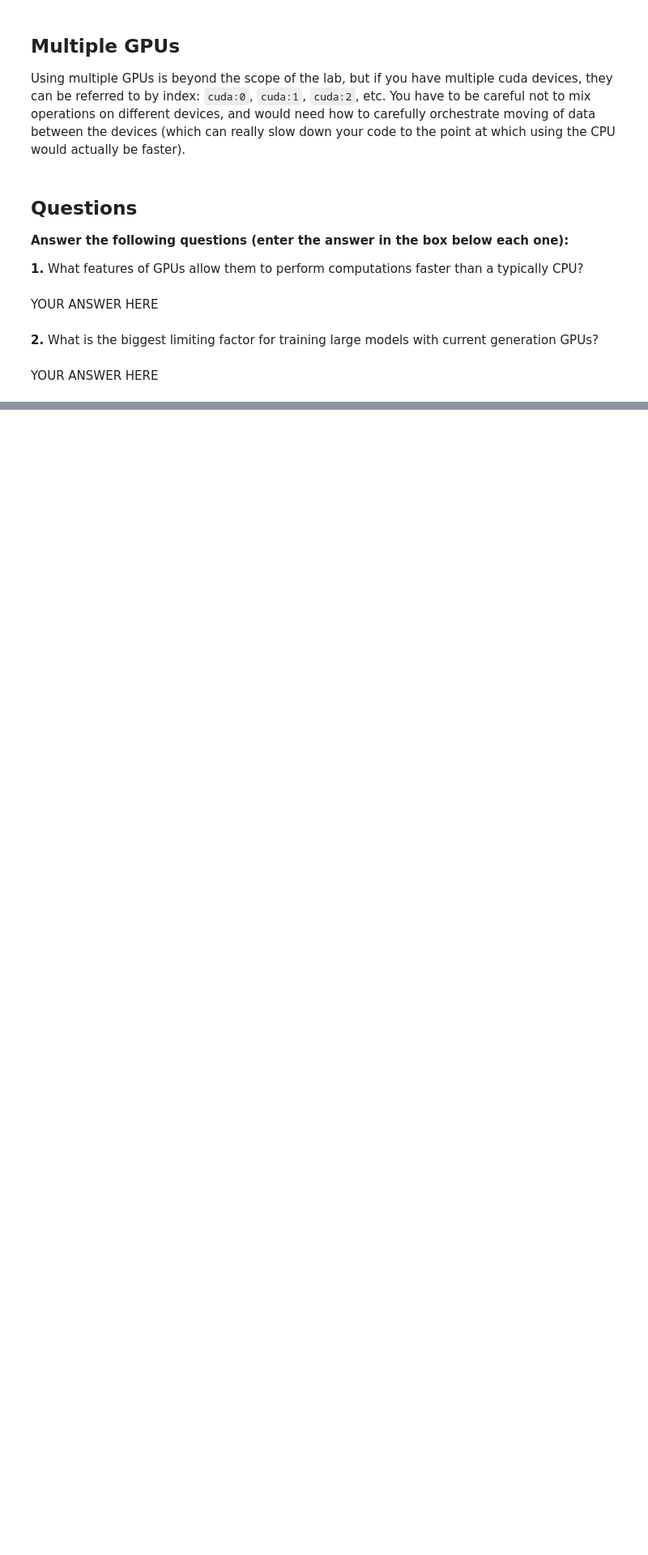
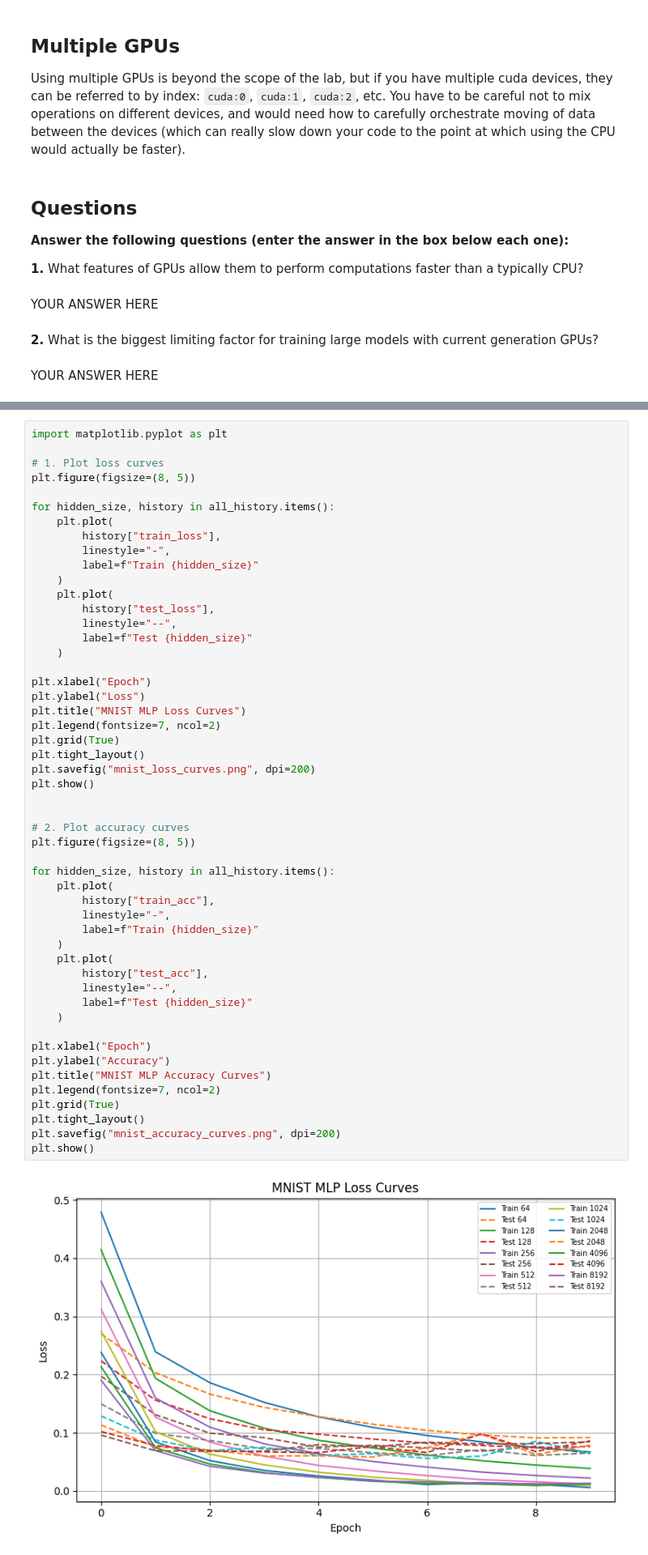
Before and after one commit to 5555yxy/deeplearning, a Jupyter notebook: docs/labs/lab4/4_4_GPU.ipynb, the cells around one changed output, grey strips where cells are left out. Shown at 81% size. Cells and saved outputs as stored; diff of their text form; blank space fills up the shorter version.

```diff
--- a/docs/labs/lab4/4_4_GPU.ipynb
+++ b/docs/labs/lab4/4_4_GPU.ipynb
@@ -97,0 +333,53 @@ YOUR ANSWER HERE
+# %%
+import matplotlib.pyplot as plt
+
+# 1. Plot loss curves
+plt.figure(figsize=(8, 5))
+
+for hidden_size, history in all_history.items():
+    plt.plot(
+        history["train_loss"],
+        linestyle="-",
+        label=f"Train {hidden_size}"
+    )
+    plt.plot(
+        history["test_loss"],
+        linestyle="--",
+        label=f"Test {hidden_size}"
+    )
+
+plt.xlabel("Epoch")
+plt.ylabel("Loss")
+plt.title("MNIST MLP Loss Curves")
+plt.legend(fontsize=7, ncol=2)
+plt.grid(True)
+plt.tight_layout()
+plt.savefig("mnist_loss_curves.png", dpi=200)
+plt.show()
+
+
+# 2. Plot accuracy curves
+plt.figure(figsize=(8, 5))
+
+for hidden_size, history in all_history.items():
+    plt.plot(
+        history["train_acc"],
+        linestyle="-",
+        label=f"Train {hidden_size}"
+    )
+    plt.plot(
+        history["test_acc"],
+        linestyle="--",
+        label=f"Test {hidden_size}"
+    )
+
+plt.xlabel("Epoch")
+plt.ylabel("Accuracy")
+plt.title("MNIST MLP Accuracy Curves")
+plt.legend(fontsize=7, ncol=2)
+plt.grid(True)
+plt.tight_layout()
+plt.savefig("mnist_accuracy_curves.png", dpi=200)
+plt.show()
+# %% [output]
+[figure, added]
```
Also changed, not shown: parts of 5 cells of this notebook.
